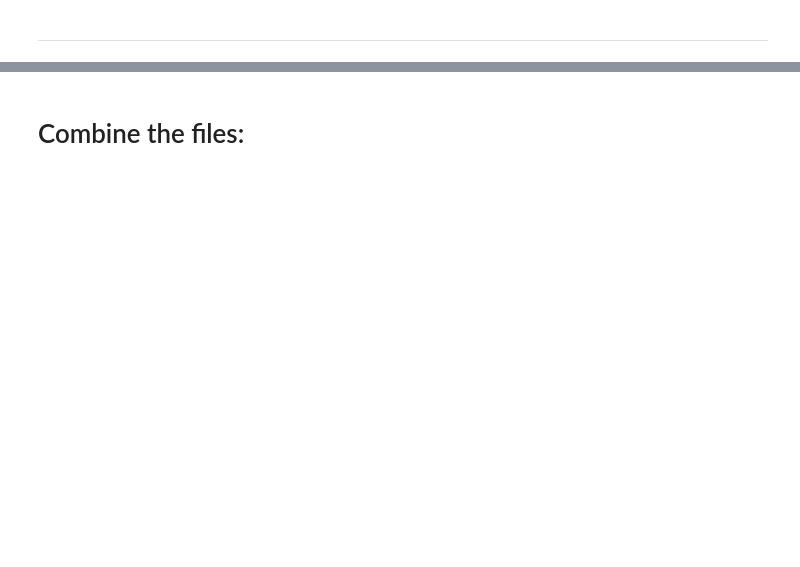
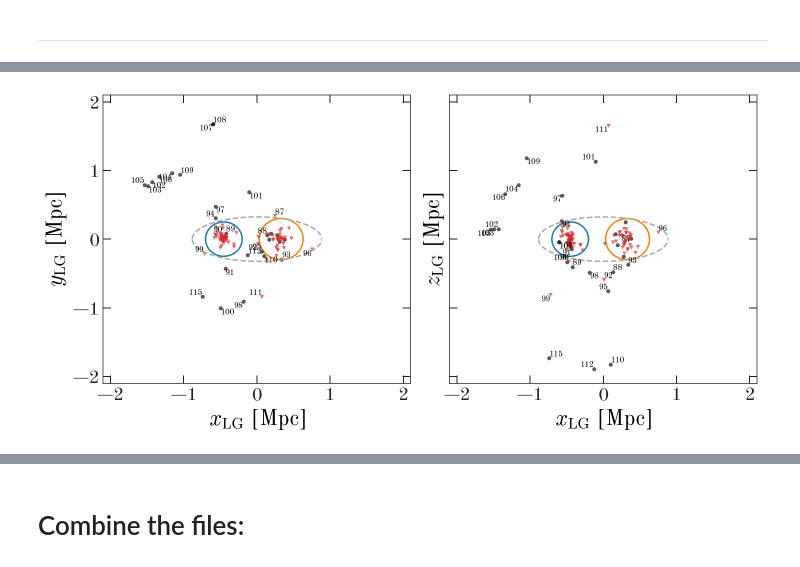
Before and after one commit to adrn/LGCoordinates, a Jupyter notebook: notebooks/Dwarf distances.ipynb, the cells around one changed output, grey strips where cells are left out. Cells and saved outputs as stored; diff of their text form; code cells hidden in the pictures; blank space fills up the shorter version.

```diff
--- a/notebooks/Dwarf distances.ipynb
+++ b/notebooks/Dwarf distances.ipynb
@@ -301,4 +268,77 @@ fig.tight_layout()
 r_ell = np.sqrt(c_barycen.x**2 + (c_barycen.y**2 + c_barycen.z**2) / q**2)
 surf_dist = np.sqrt(np.sum((bary_xyz - closest_ell_xyz)**2, axis=0))
 surf_dist[is_inside(bary_xyz, rstar, q)] *= -1
+# %%
+has = ['left', 'right']
+vas = ['top', 'bottom']
+# %%
+xgrid = np.linspace(-1000, 1000, 16384)
+mask = c.distance < 2*u.Mpc
+np.random.seed(1234)
+
+fig, axes = plt.subplots(1, 2, figsize=(10.2, 5),
+                         sharex=True, sharey=True)
+
+has_HI = nearby['MHI_type'] == 'detected_mass'
+
+for i, ax in zip([1, 2], axes):
+    ax.plot(c_barycen.cartesian.xyz[0][mask & has_HI].to(u.Mpc),
+            c_barycen.cartesian.xyz[i][mask & has_HI].to(u.Mpc),
+            marker='o', ms=4, mew=0, linestyle='none', alpha=0.65)
+    ax.plot(c_barycen.cartesian.xyz[0][mask & ~has_HI].to(u.Mpc),
+            c_barycen.cartesian.xyz[i][mask & ~has_HI].to(u.Mpc),
+            marker='v', ms=4, mew=0, linestyle='none', alpha=0.65, color='tab:red')
+
+    for idx in np.where(mask & has_HI & (surf_dist > 0))[0]:
+        t = ax.text(c_barycen.cartesian.xyz[0][idx].to_value(u.Mpc),
+                    c_barycen.cartesian.xyz[i][idx].to_value(u.Mpc),
+                    s=str(nearby[idx]['id']), fontsize=8,
+                    ha=np.random.choice(has), va=np.random.choice(vas))
+
+    for idx in np.where(mask & ~has_HI & (surf_dist > 0))[0]:
+        t = ax.text(c_barycen.cartesian.xyz[0][idx].to_value(u.Mpc),
+                    c_barycen.cartesian.xyz[i][idx].to_value(u.Mpc),
+                    s=str(nearby[idx]['id']), fontsize=8,
+                    ha=np.random.choice(has), va=np.random.choice(vas))
+
+_mw_xyz = mw_cen.cartesian.xyz.to(u.kpc).value
+rvir = 250.
+y1 = np.sqrt(rvir**2 - (xgrid - _mw_xyz[0])**2)
+y2 = -np.sqrt(rvir**2 - (xgrid - _mw_xyz[0])**2)
+for ax in axes:
+    ax.plot(xgrid / 1e3, y1 / 1e3,
+            marker='', color='tab:blue', zorder=-10)
+    ax.plot(xgrid / 1e3, y2 / 1e3,
+            marker='', color='tab:blue', zorder=-10)
+
+_m31_xyz = m31_cen.cartesian.xyz.to(u.kpc).value
+rvir = 300.
+y1 = np.sqrt(rvir**2 - (xgrid - _m31_xyz[0])**2)
+y2 = -np.sqrt(rvir**2 - (xgrid - _m31_xyz[0])**2)
+for ax in axes:
+    ax.plot(xgrid / 1e3, y1 / 1e3,
+            marker='', color='tab:orange', zorder=-10)
+    ax.plot(xgrid / 1e3, y2 / 1e3,
+            marker='', color='tab:orange', zorder=-10)
+
+rstar = np.sqrt(m31_xyz[0]**2 + m31_rvir**2 / q**2).to_value(u.kpc)
+y1 = q * np.sqrt(rstar**2 - xgrid**2)
+y2 = -q * np.sqrt(rstar**2 - xgrid**2)
+for ax in axes:
+    ax.plot(xgrid / 1e3, y1 / 1e3, marker='', ls='--', color='#aaaaaa')
+    ax.plot(xgrid / 1e3, y2 / 1e3, marker='', ls='--', color='#aaaaaa')
+
+    _lim = 2.1
+    ax.set_xlim(-_lim, _lim)
+    ax.set_ylim(-_lim, _lim)
+
+    ax.set_xlabel(r'$x_{\rm LG}$ [Mpc]')
+axes[0].set_ylabel(r'$y_{\rm LG}$ [Mpc]')
+axes[1].set_ylabel(r'$z_{\rm LG}$ [Mpc]')
+
+fig.tight_layout()
+fig.set_facecolor('w')
+fig.savefig('../plots/rvir_ell_labeled.pdf')
+# %% [output]
+[figure, added]
 # %%
```
Also changed, not shown: parts of 23 cells of this notebook, 2 other files.
